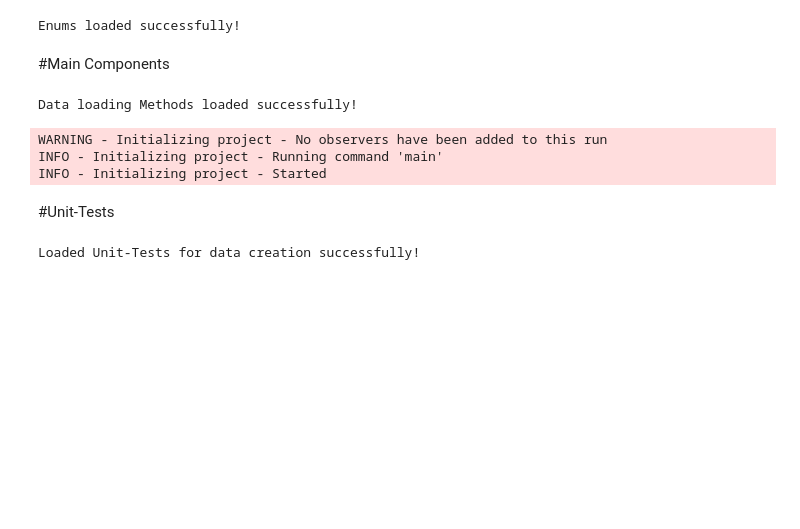
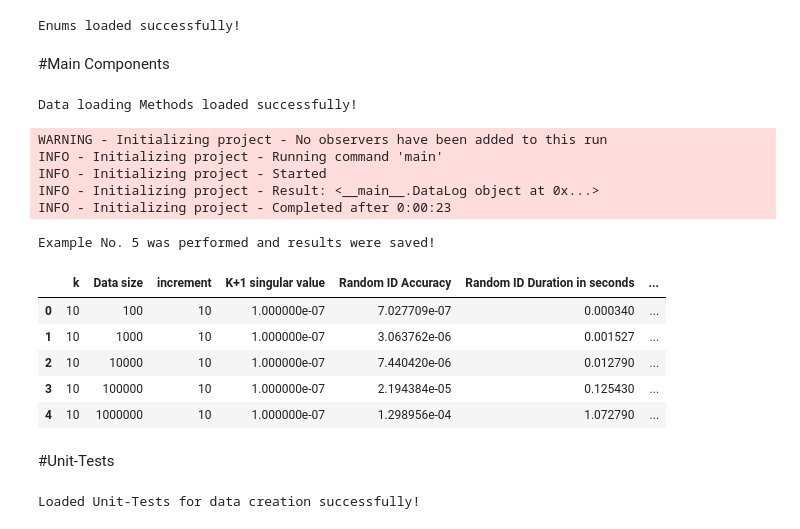
Before and after one commit to RedCrow9564/SpectralMethodsProject-RandomSVD, a Jupyter notebook: Spectral_Methods_Project_Random_SVD.ipynb, the cells around one changed output. Saved outputs shown, nothing was run; the diff lists cells and outputs as text; code cells hidden in the pictures; blank space fills up the shorter version.

```diff
--- a/Spectral_Methods_Project_Random_SVD.ipynb
+++ b/Spectral_Methods_Project_Random_SVD.ipynb
@@ -188,7 +188,10 @@ def measure_time(method: Callable) -> Callable:
         result = method(*args, **kw)
         te = perf_counter()
         duration_in_ms: float = te - ts
-        return result + (duration_in_ms,)
+        if isinstance(result, tuple):
+            return result + (duration_in_ms,)
+        else:
+            return result, duration_in_ms
     timed.__name__ = method.__name__ + " with time measure"
     return timed
 
@@ -474,6 +646,6 @@ print("Randommized Algorithms loaded successfully!")
 # %%
 #@title Main
-experiment_number_from_one_to_five = 2 #@param {type:"integer"}
+experiment_number_from_one_to_five = 5 #@param {type:"integer"}
 #!/usr/bin/python
 # -*- coding: utf-8 -*-
 """
@@ -485,7 +657,7 @@ Running this module invokes the :func:`main` function, which then performs the e
 to the configured results folder. Example for running an experiment: ``python -m main.py``
 
 """
-from numpy.linalg import multi_dot
+from scipy.linalg.interpolative import estimate_spectral_norm_diff, seed
 
 
 def choose_singular_values(experiment_type: ExperimentType) -> RowVector:
@@ -509,7 +681,7 @@ def choose_singular_values(experiment_type: ExperimentType) -> RowVector:
     elif experiment_type == ExperimentType.ExampleNo4:
         return [1, 1, 1e-8, 1e-8]
     elif experiment_type == ExperimentType.ExampleNo5:
-        return [1, 1e-17]
+        return [1e-7]
     return [-1]
 
 
@@ -567,11 +739,11 @@ def choose_data_sizes(experiment_type: ExperimentType) -> List:
 
     """
     if experiment_type in [ExperimentType.ExampleNo1, ExperimentType.ExampleNo2, ExperimentType.ExampleNo5]:
-        return np.geomspace(1e+2, 1e+4, 3, dtype=int).tolist()
+        return np.geomspace(1e+2, 1e+6, 5, dtype=int).tolist()
     elif experiment_type == ExperimentType.ExampleNo3:
-        return [1e+5]
+        return [int(1e+5)]
     elif experiment_type == ExperimentType.ExampleNo4:
-        return (4 * np.geomspace(1e+2, 1e+4, 3, dtype=int)).tolist()
+        return (4 * np.geomspace(1e+2, 1e+6, 5, dtype=int)).tolist()
     return [-1]
 
 
@@ -590,54 +762,69 @@ def config():
     approximation_ranks: List = choose_approximation_ranks(experiment_type)
     increments: List = choose_increments(experiment_type)
     results_path: str = r'Results/'
+    power_method_iterations: int = 100
 
 
 @ex.main
-def main(data_sizes: List, approximation_ranks: List, increments: List, singular_values: RowVector,
-         used_data_factory: Callable, results_path: str, experiment_type: str) -> DataLog:
+def main(data_sizes: List, approximation_ranks: List, increments: List,
+         singular_values: RowVector, used_data_factory: Callable,
+         results_path: str, experiment_type: str, power_method_iterations: int,
+         _seed) -> DataLog:
     """ The main function of this project
 
     This functions performs the desired experiment according to the given configuration.
     The function runs the random_svd and random_id for every combination of data_size, approximation rank and increment
     given in the config and saves all the results to a csv file in the results folder (given in the configuration).
     """
+    seed(_seed)
     results_log = DataLog(LogFields)  # Initializing an empty results log.
     random_svd_with_run_time: Callable = measure_time(random_svd)
     random_id_with_run_time: Callable = measure_time(random_id)
 
     for data_size in data_sizes:
         data_matrix: Matrix = used_data_factory(data_size, singular_values)
 
         for approximation_rank in approximation_ranks:
             next_singular_value: Scalar = singular_values[approximation_rank + 1] if \
                 approximation_rank < len(singular_values) else singular_values[-1]
 
             for increment in increments:
                 # Executing all the tested methods.
-                U, sigma, VT, svd_duration = random_svd_with_run_time(data_matrix, approximation_rank, increment)
-                random_svd_accuracy: Scalar = np.linalg.norm(data_matrix - multi_dot([U, np.diag(sigma), VT]))
-                B, P, id_duration = random_id_with_run_time(data_matrix, approximation_rank, increment)
-                random_id_accuracy: Scalar = np.linalg.norm(data_matrix - np.dot(B, P))
+                random_svd_approximation, svd_duration = random_svd_with_run_time(data_matrix, approximation_rank, increment)
+                random_svd_accuracy: Scalar = estimate_spectral_norm_diff(data_matrix, random_svd_approximation,
+                                                                          power_method_iterations)
+                random_id_approximation, id_duration = random_id_with_run_time(data_matrix, approximation_rank, increment)
+                random_id_accuracy: Scalar = estimate_spectral_norm_diff(data_matrix, random_id_approximation,
+                                                                         power_method_iterations)
 
                 # Appending all the experiment results to the log.
                 results_log.append(LogFields.DataSize, data_size)
                 results_log.append(LogFields.ApproximationRank, approximation_rank)
                 results_log.append(LogFields.Increment, increment + approximation_rank)
                 results_log.append(LogFields.NextSingularValue, next_singular_value)
                 results_log.append(LogFields.RandomSVDAccuracy, random_svd_accuracy)
                 results_log.append(LogFields.RandomIDAccuracy, random_id_accuracy)
                 results_log.append(LogFields.RandomSVDDuration, svd_duration)
                 results_log.append(LogFields.RandomIDDuration, id_duration)
 
     results_log.save_log(experiment_type + " results", results_folder_path=results_path)
     print(f'{experiment_type} was performed and results were saved!')
     return results_log
 
 pd.DataFrame(ex.run().result._data)
 # %% [output]
 WARNING - Initializing project - No observers have been added to this run
 INFO - Initializing project - Running command 'main'
 INFO - Initializing project - Started
+INFO - Initializing project - Result: <__main__.DataLog object at 0x...>
+INFO - Initializing project - Completed after 0:00:23
+Example No. 5 was performed and results were saved!
+|  | k | Data size | increment | K+1 singular value | Random ID Accuracy | Random ID Duration in seconds | ... |
+| 0 | 10 | 100 | 10 | 1.000000e-07 | 7.027709e-07 | 0.000340 | ... |
+| 1 | 10 | 1000 | 10 | 1.000000e-07 | 3.063762e-06 | 0.001527 | ... |
+| 2 | 10 | 10000 | 10 | 1.000000e-07 | 7.440420e-06 | 0.012790 | ... |
+| 3 | 10 | 100000 | 10 | 1.000000e-07 | 2.194384e-05 | 0.125430 | ... |
+| 4 | 10 | 1000000 | 10 | 1.000000e-07 | 1.298956e-04 | 1.072790 | ... |
 # %% [markdown]
 #Unit-Tests
 # %%
```
Also changed, not shown: parts of 7 cells of this notebook, 7 other files.
